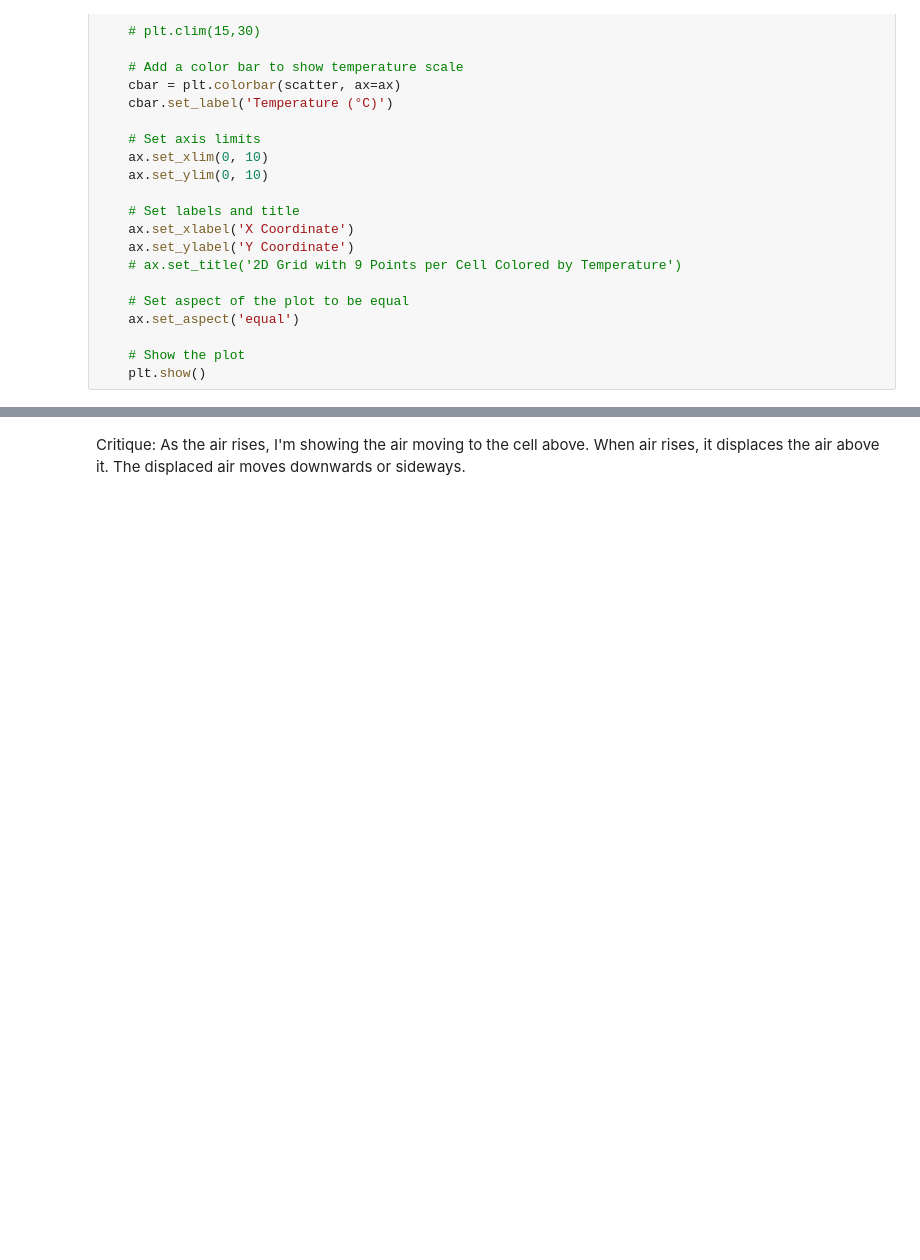
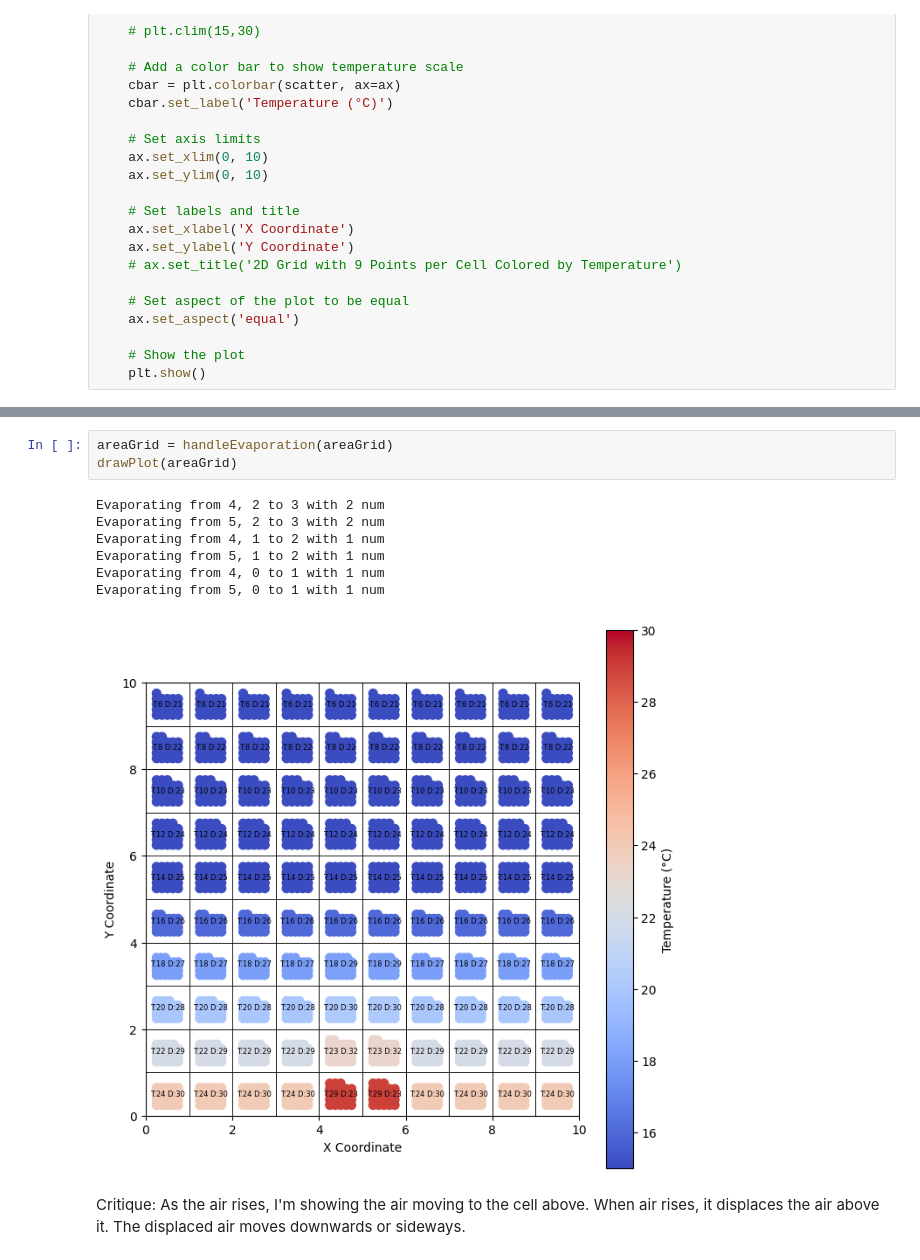
Before and after one commit to Antel0pe/HurricaneSimulation, a Jupyter notebook: HurricaneSimV2.ipynb, the cells around one changed output, grey strips where cells are left out. Saved outputs shown, nothing was run; the diff lists cells and outputs as text; blank space fills up the shorter version.

```diff
--- a/HurricaneSimV2.ipynb
+++ b/HurricaneSimV2.ipynb
@@ -311,2 +324,13 @@ x: 9, y: 0 y1: 1 numParticles: 0
+# %%
+areaGrid = handleEvaporation(areaGrid)
+drawPlot(areaGrid)
+# %% [output]
+Evaporating from 4, 2 to 3 with 2 num
+Evaporating from 5, 2 to 3 with 2 num
+Evaporating from 4, 1 to 2 with 1 num
+Evaporating from 5, 1 to 2 with 1 num
+Evaporating from 4, 0 to 1 with 1 num
+Evaporating from 5, 0 to 1 with 1 num
+[figure, added]
 # %% [markdown]
 Critique: As the air rises, I'm showing the air moving to the cell above. When air rises, it displaces the air above it. The displaced air moves downwards or sideways.
```
Also changed, not shown: parts of 15 cells of this notebook.
